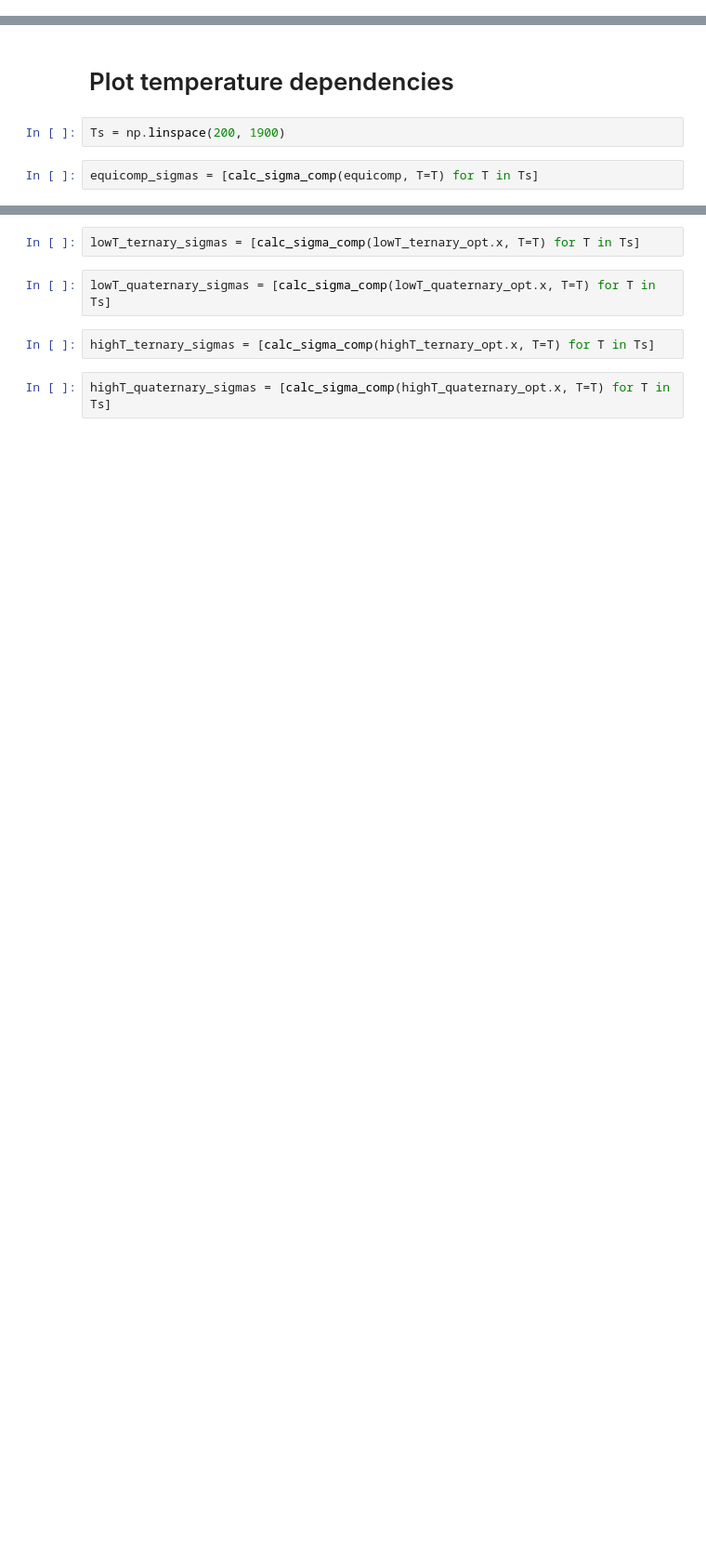
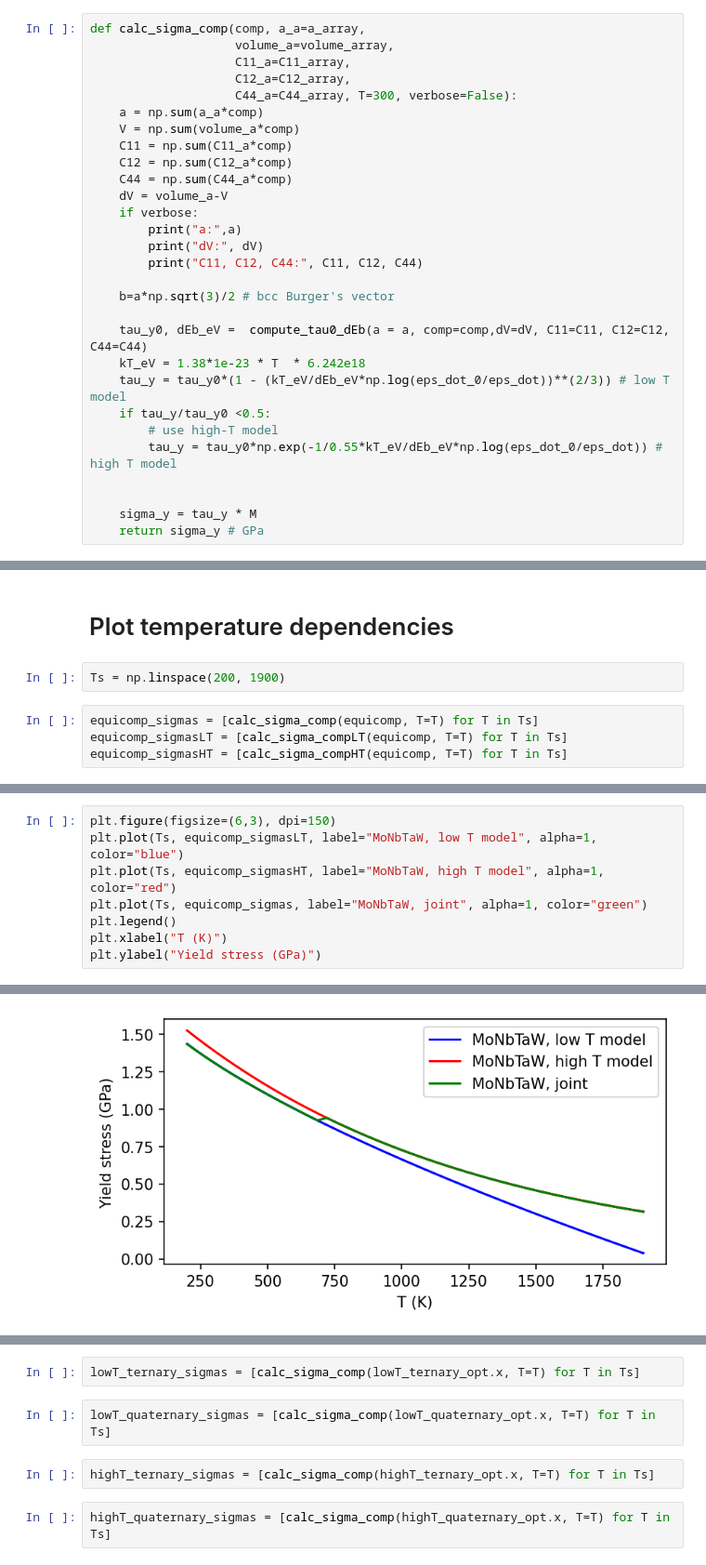
Before and after one commit to ICAMS/MoNbTaW-phases, a Jupyter notebook: notebooks/MoNbTaW-mechanical-strength-opt.ipynb, the cells around one changed output, grey strips where cells are left out. Shown at 93% size. Drawn from its saved outputs; the diff is of its cells as text; blank space fills up the shorter version.

```diff
--- a/notebooks/MoNbTaW-mechanical-strength-opt.ipynb
+++ b/notebooks/MoNbTaW-mechanical-strength-opt.ipynb
@@ -141,3 +170,32 @@ def calc_sigma_comp(comp, a_a=a_array,
+# %%
+def calc_sigma_comp(comp, a_a=a_array,
+                    volume_a=volume_array,
+                    C11_a=C11_array,
+                    C12_a=C12_array,
+                    C44_a=C44_array, T=300, verbose=False):
+    a = np.sum(a_a*comp)
+    V = np.sum(volume_a*comp)
+    C11 = np.sum(C11_a*comp)
+    C12 = np.sum(C12_a*comp)
+    C44 = np.sum(C44_a*comp)
+    dV = volume_a-V
+    if verbose:
+        print("a:",a)
+        print("dV:", dV)
+        print("C11, C12, C44:", C11, C12, C44)
+
+    b=a*np.sqrt(3)/2 # bcc Burger's vector
+
+    tau_y0, dEb_eV =  compute_tau0_dEb(a = a, comp=comp,dV=dV, C11=C11, C12=C12, C44=C44)
+    kT_eV = 1.38*1e-23 * T  * 6.242e18
+    tau_y = tau_y0*(1 - (kT_eV/dEb_eV*np.log(eps_dot_0/eps_dot))**(2/3)) # low T model
+    if tau_y/tau_y0 <0.5:
+        # use high-T model
+        tau_y = tau_y0*np.exp(-1/0.55*kT_eV/dEb_eV*np.log(eps_dot_0/eps_dot)) # high T model
+
+
+    sigma_y = tau_y * M
+    return sigma_y # GPa
 # %%
 def inv_calc_sigma_comp(comp,T=300):
     return -calc_sigma_comp(comp,T=T)
@@ -253,3 +404,5 @@ Yield Strength: 0.61 GPa
 Ts = np.linspace(200, 1900)
 # %%
 equicomp_sigmas = [calc_sigma_comp(equicomp, T=T) for T in Ts]
+equicomp_sigmasLT = [calc_sigma_compLT(equicomp, T=T) for T in Ts]
+equicomp_sigmasHT = [calc_sigma_compHT(equicomp, T=T) for T in Ts]
@@ -255,0 +411,9 @@ equicomp_sigmas = [calc_sigma_comp(equicomp, T=T) for T in Ts]
+# %%
+plt.figure(figsize=(6,3), dpi=150)
+plt.plot(Ts, equicomp_sigmasLT, label="MoNbTaW, low T model", alpha=1, color="blue")
+plt.plot(Ts, equicomp_sigmasHT, label="MoNbTaW, high T model", alpha=1, color="red")
+plt.plot(Ts, equicomp_sigmas, label="MoNbTaW, joint", alpha=1, color="green")
+plt.legend()
+plt.xlabel("T (K)")
+plt.ylabel("Yield stress (GPa)")
+# %% [output]
@@ -256,2 +421,3 @@ equicomp_sigmas = [calc_sigma_comp(equicomp, T=T) for T in Ts]
+[figure, added]
 # %%
 ternary_comp=comp_to_str(lowT_ternary_opt.x, sep="", latex_style=True)
```
Also changed, not shown: parts of 29 cells of this notebook, 1 other file.
